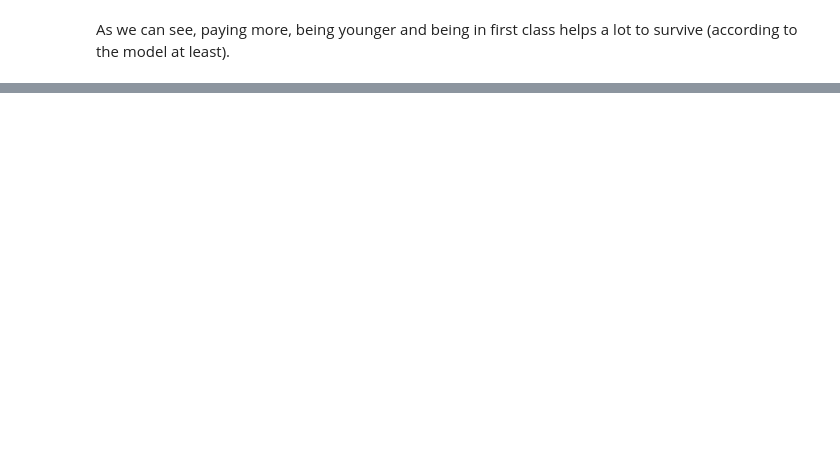
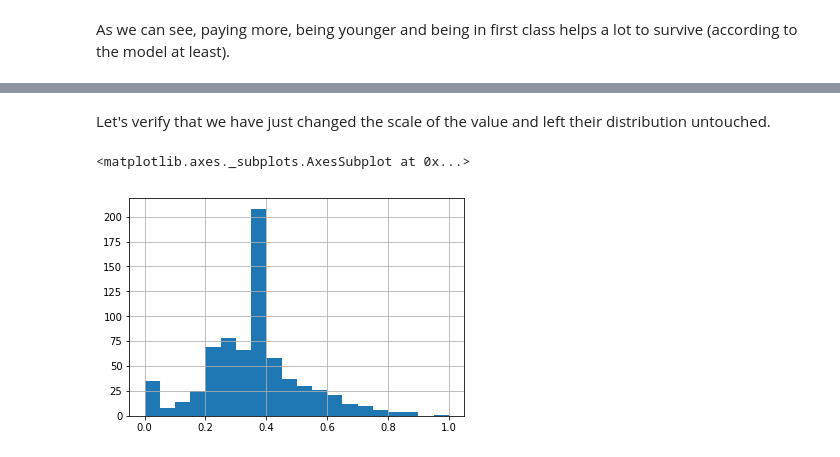
Before and after one commit to rodgzilla/machine_learning_basic_examples, a Jupyter notebook: Titanic classification.ipynb, the cells around one changed output, grey strips where cells are left out. Saved outputs shown, nothing was run; the diff lists cells and outputs as text; code cells hidden in the pictures; blank space fills up the shorter version.

```diff
--- a/Titanic classification.ipynb
+++ b/Titanic classification.ipynb
@@ -250,0 +314,5 @@ As we can see, paying more, being younger and being in first class helps a lot t
+# %%
+sex_dummies_train    = pd.get_dummies(X_train['Sex']   , prefix = 'Sex')
+sex_dummies_val      = pd.get_dummies(X_val['Sex']     , prefix = 'Sex')
+pclass_dummies_train = pd.get_dummies(X_train['Pclass'], prefix = 'Pclass')
+pclass_dummies_val   = pd.get_dummies(X_val['Pclass']  , prefix = 'Pclass')
@@ -250,0 +321,7 @@ As we can see, paying more, being younger and being in first class helps a lot t
+# %%
+X_train = pd.concat([X_train, embarked_dummies_train, sex_dummies_train, pclass_dummies_train], axis = 1)
+X_val   = pd.concat([X_val, embarked_dummies_val, sex_dummies_val, pclass_dummies_val], axis = 1)
+to_drop = ['Pclass', 'Sex', 'Embarked']
+X_train.drop(to_drop, axis = 1, inplace = True)
+X_val.drop(to_drop, axis = 1, inplace = True)
+X_train.head()
@@ -250,0 +339,4 @@ As we can see, paying more, being younger and being in first class helps a lot t
+# %%
+scaler = MinMaxScaler()
+scaler.fit(X_train[['Age', 'Fare']])
+scaler.data_max_
@@ -250,0 +345,4 @@ As we can see, paying more, being younger and being in first class helps a lot t
+# %%
+X_train[['Age', 'Fare']] = scaler.transform(X_train[['Age', 'Fare']])
+X_val[['Age', 'Fare']]   = scaler.transform(X_val[['Age', 'Fare']])
+X_train.head()
@@ -250,0 +356,7 @@ As we can see, paying more, being younger and being in first class helps a lot t
+# %% [markdown]
+Let's verify that we have just changed the scale of the value and left their distribution untouched.
+# %%
+X_train.Age.hist(bins = 20)
+# %% [output]
+<matplotlib.axes._subplots.AxesSubplot at 0x...>
+[figure, added]
```
Also changed, not shown: parts of 23 cells of this notebook.
